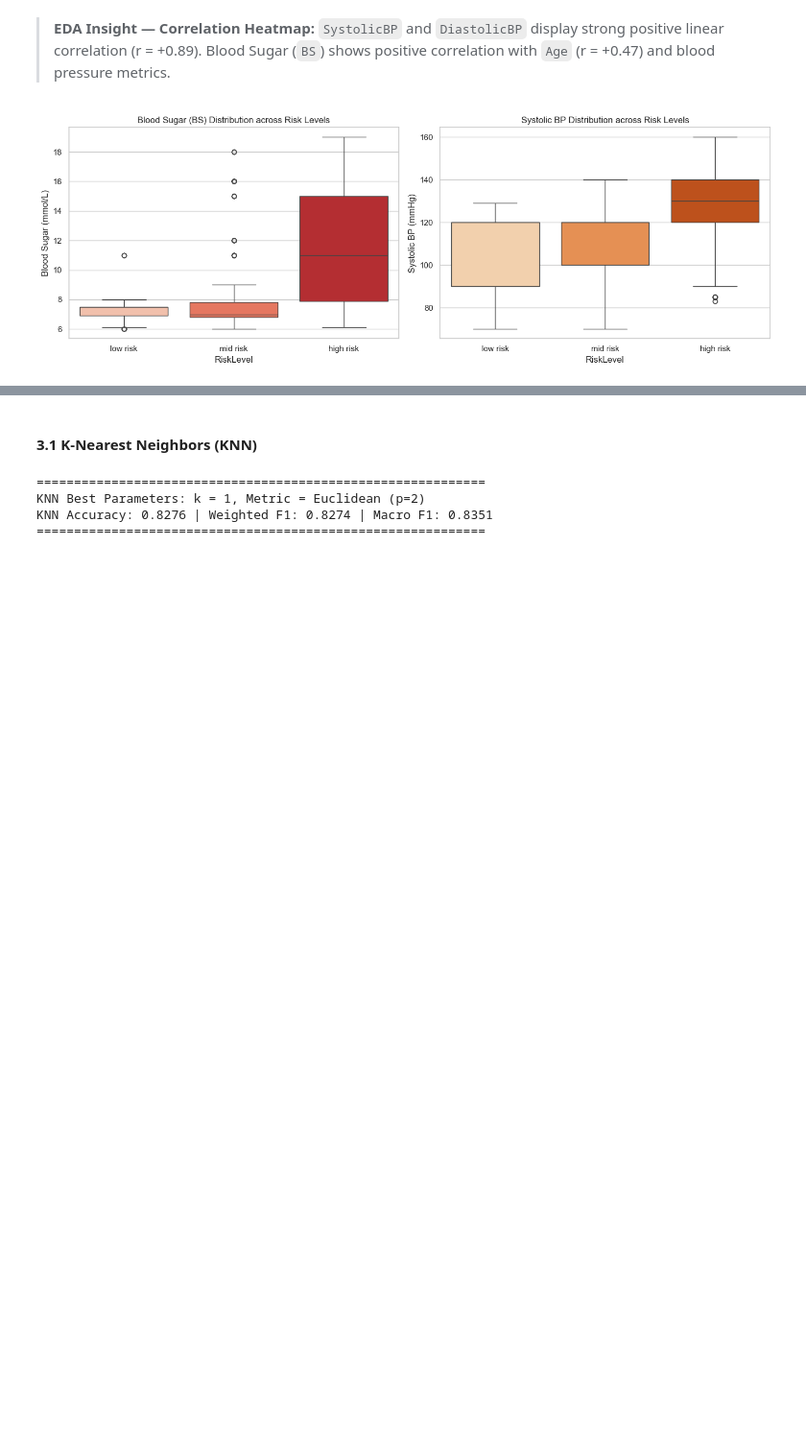
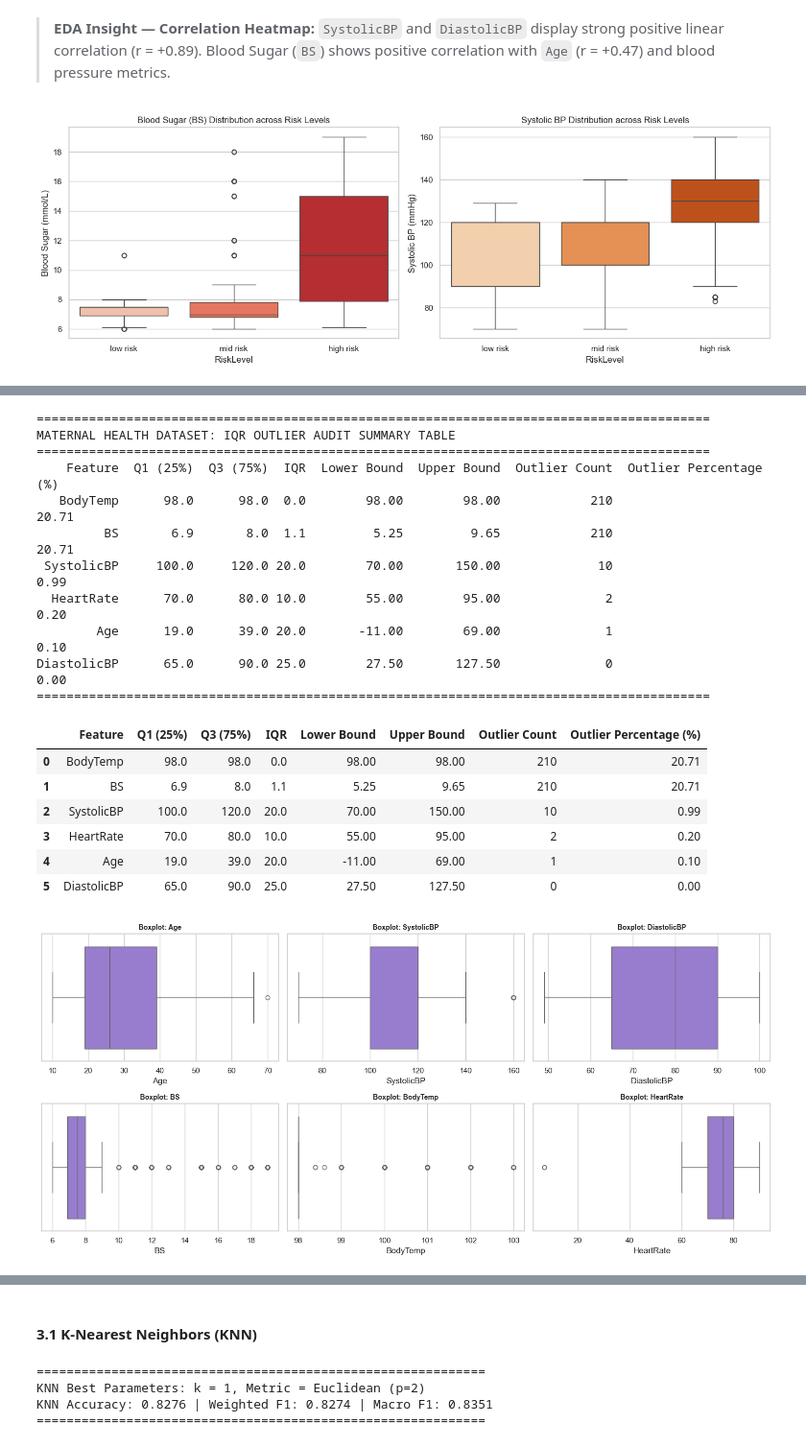
Before and after one commit to wander1112/Ember-Storm, a Jupyter notebook: notebooks/classification.ipynb, the cells around one changed output, grey strips where cells are left out. Shown at 96% size. Drawn from its saved outputs; the diff is of its cells as text; code cells hidden in the pictures; blank space fills up the shorter version.

Commit message:
Fix classification notebook: Imputation & scaling, IQR outlier analysis, and MAP feature explanation

```diff
--- a/notebooks/classification.ipynb
+++ b/notebooks/classification.ipynb
@@ -46,5 +51,9 @@ RANDOM_STATE = 42
 # %%
-df_clf = pd.read_csv(r'C:\Users\lakshanya\OneDrive\Desktop\ml_capstone\Ember-Storm\data\Maternal Health Risk Data Set.csv')
+data_path = '../data/Maternal Health Risk Data Set.csv' if os.path.exists('../data/Maternal Health Risk Data Set.csv') else 'data/Maternal Health Risk Data Set.csv'
+if not os.path.exists(data_path):
+    data_path = r'C:\Users\lakshanya\OneDrive\Desktop\ml_capstone\Ember-Storm\data\Maternal Health Risk Data Set.csv'
+
+df_clf = pd.read_csv(data_path)
 print("="*60)
 print(f"Maternal Health Risk Dataset Shape: {df_clf.shape[0]} rows, {df_clf.shape[1]} columns")
 print(f"Duplicate Rows Count: {df_clf.duplicated().sum()}")
@@ -99,6 +108,8 @@ axes = axes.ravel()
 for idx, col in enumerate(num_features_clf):
     sns.boxplot(data=df_clf, x='RiskLevel', y=col, order=['low risk', 'mid risk', 'high risk'], palette='Spectral', ax=axes[idx])
     axes[idx].set_title(f'{col} by Risk Level')
+    axes[idx].set_xlabel('Risk Level')
+    axes[idx].set_ylabel(col)
 plt.tight_layout()
 plt.show()
 # %% [output]
@@ -162,0 +150,61 @@ Stratified Training shape: (811, 7) | Test shape: (203, 7)
+# %%
+# Explicit Outlier Analysis using Interquartile Range (IQR) Method
+outlier_summary_c = []
+for col in num_features_clf:
+    q1 = df_clf[col].quantile(0.25)
+    q3 = df_clf[col].quantile(0.75)
+    iqr = q3 - q1
+    lower_bound = q1 - 1.5 * iqr
+    upper_bound = q3 + 1.5 * iqr
+
+    outliers = df_clf[(df_clf[col] < lower_bound) | (df_clf[col] > upper_bound)]
+    count = len(outliers)
+    pct = (count / len(df_clf)) * 100
+    outlier_summary_c.append({
+        'Feature': col,
+        'Q1 (25%)': round(q1, 2),
+        'Q3 (75%)': round(q3, 2),
+        'IQR': round(iqr, 2),
+        'Lower Bound': round(lower_bound, 2),
+        'Upper Bound': round(upper_bound, 2),
+        'Outlier Count': count,
+        'Outlier Percentage (%)': round(pct, 2)
+    })
+
+outlier_clf_df = pd.DataFrame(outlier_summary_c).sort_values(by='Outlier Count', ascending=False).reset_index(drop=True)
+print("="*90)
+print("MATERNAL HEALTH DATASET: IQR OUTLIER AUDIT SUMMARY TABLE")
+print("="*90)
+print(outlier_clf_df.to_string(index=False))
+print("="*90)
+display(outlier_clf_df)
+
+# Boxplot Inspection
+fig, axes = plt.subplots(2, 3, figsize=(15, 7))
+axes = axes.ravel()
+for idx, col in enumerate(num_features_clf):
+    sns.boxplot(data=df_clf, x=col, color='mediumpurple', ax=axes[idx])
+    axes[idx].set_title(f'Boxplot: {col}', fontsize=10, fontweight='bold')
+    axes[idx].set_xlabel(col)
+plt.tight_layout()
+plt.show()
+# %% [output]
+==========================================================================================
+MATERNAL HEALTH DATASET: IQR OUTLIER AUDIT SUMMARY TABLE
+==========================================================================================
+    Feature  Q1 (25%)  Q3 (75%)  IQR  Lower Bound  Upper Bound  Outlier Count  Outlier Percentage (%)
+   BodyTemp      98.0      98.0  0.0        98.00        98.00            210                   20.71
+         BS       6.9       8.0  1.1         5.25         9.65            210                   20.71
+ SystolicBP     100.0     120.0 20.0        70.00       150.00             10                    0.99
+  HeartRate      70.0      80.0 10.0        55.00        95.00              2                    0.20
+        Age      19.0      39.0 20.0       -11.00        69.00              1                    0.10
+DiastolicBP      65.0      90.0 25.0        27.50       127.50              0                    0.00
+==========================================================================================
+|  | Feature | Q1 (25%) | Q3 (75%) | IQR | Lower Bound | Upper Bound | Outlier Count | Outlier Percentage (%) |
+| 0 | BodyTemp | 98.0 | 98.0 | 0.0 | 98.00 | 98.00 | 210 | 20.71 |
+| 1 | BS | 6.9 | 8.0 | 1.1 | 5.25 | 9.65 | 210 | 20.71 |
+| 2 | SystolicBP | 100.0 | 120.0 | 20.0 | 70.00 | 150.00 | 10 | 0.99 |
+| 3 | HeartRate | 70.0 | 80.0 | 10.0 | 55.00 | 95.00 | 2 | 0.20 |
+| 4 | Age | 19.0 | 39.0 | 20.0 | -11.00 | 69.00 | 1 | 0.10 |
+| 5 | DiastolicBP | 65.0 | 90.0 | 25.0 | 27.50 | 127.50 | 0 | 0.00 |
+[figure, added]
```
Also changed, not shown: parts of 18 cells of this notebook.
